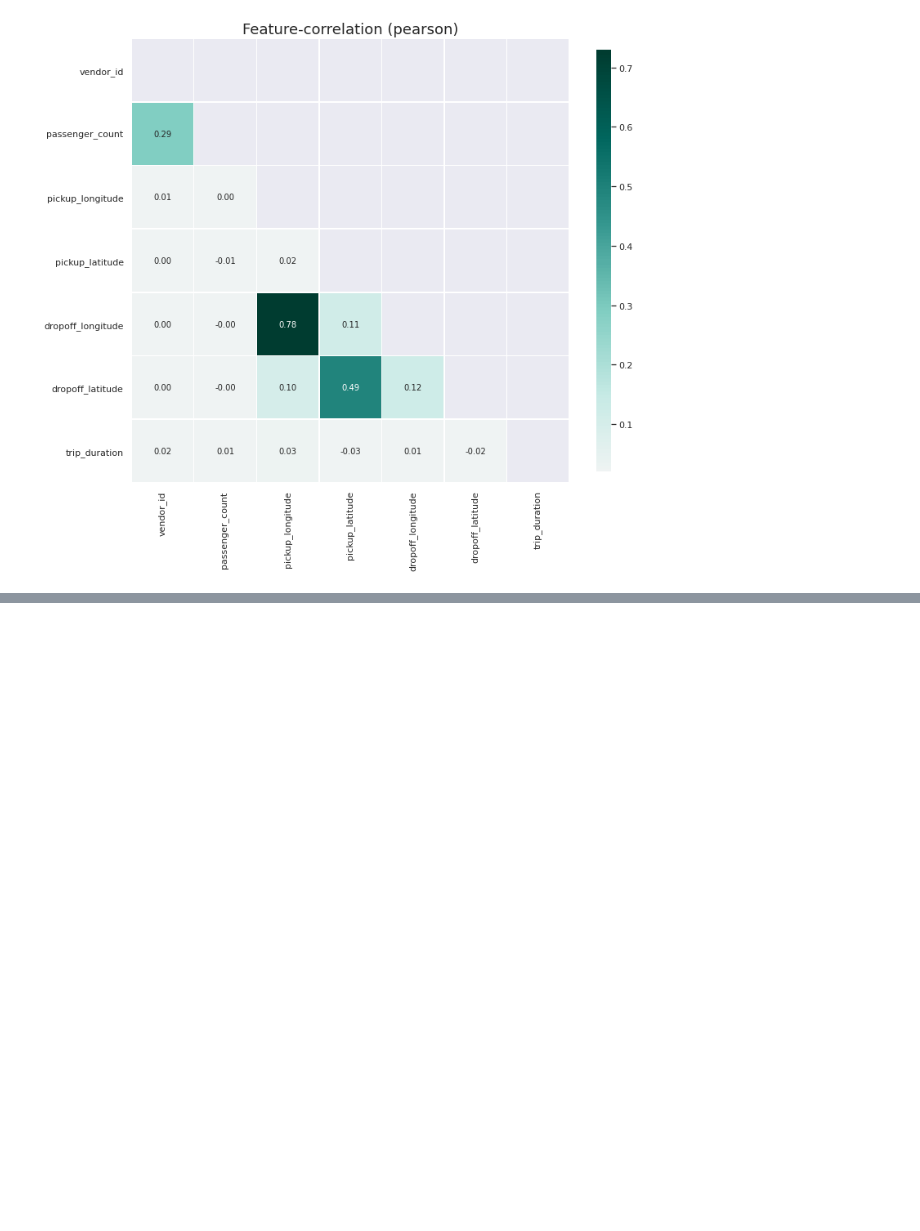
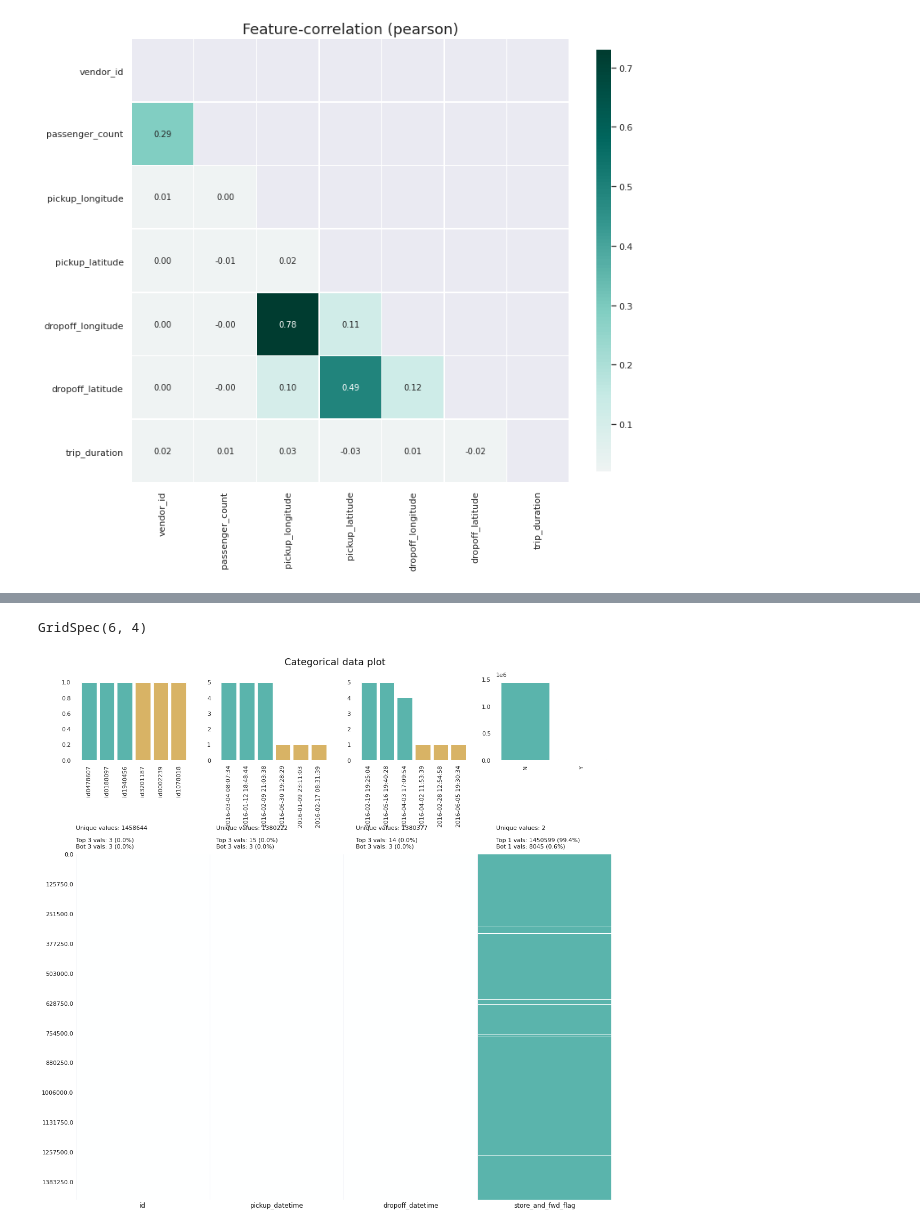
Before and after one commit to Creatrohit9/2-CAPSTON-ROHIT-BHADAURIYA-NYC-TAXI-TRIP-TIME-PRIDICTION, a Jupyter notebook: NYC_TAXI_TRIP_TIME_PRIDICTION_ROHITBHADAURIYA_2_Capstone_Project.ipynb, the cells around one changed output, grey strips where cells are left out. Drawn from its saved outputs; the diff is of its cells as text; code cells hidden in the pictures; blank space fills up the shorter version.

```diff
--- a/NYC_TAXI_TRIP_TIME_PRIDICTION_ROHITBHADAURIYA_2_Capstone_Project.ipynb
+++ b/NYC_TAXI_TRIP_TIME_PRIDICTION_ROHITBHADAURIYA_2_Capstone_Project.ipynb
@@ -138,0 +154,5 @@ klib.corr_plot(taxi_df)
+# %%
+klib.cat_plot(taxi_df)
+# %% [output]
+GridSpec(6, 4)
+[figure, added]
```
Also changed, not shown: parts of 2 cells of this notebook.
